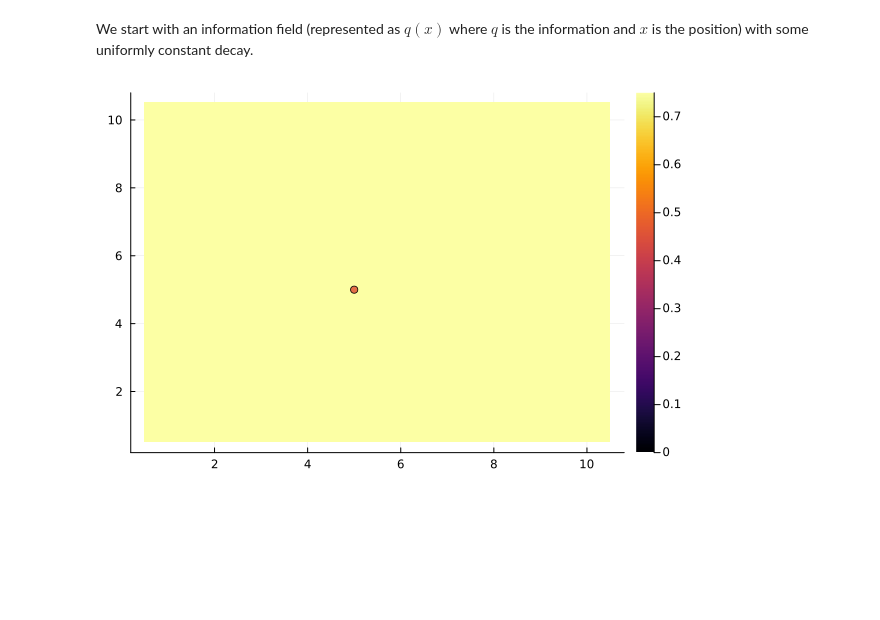
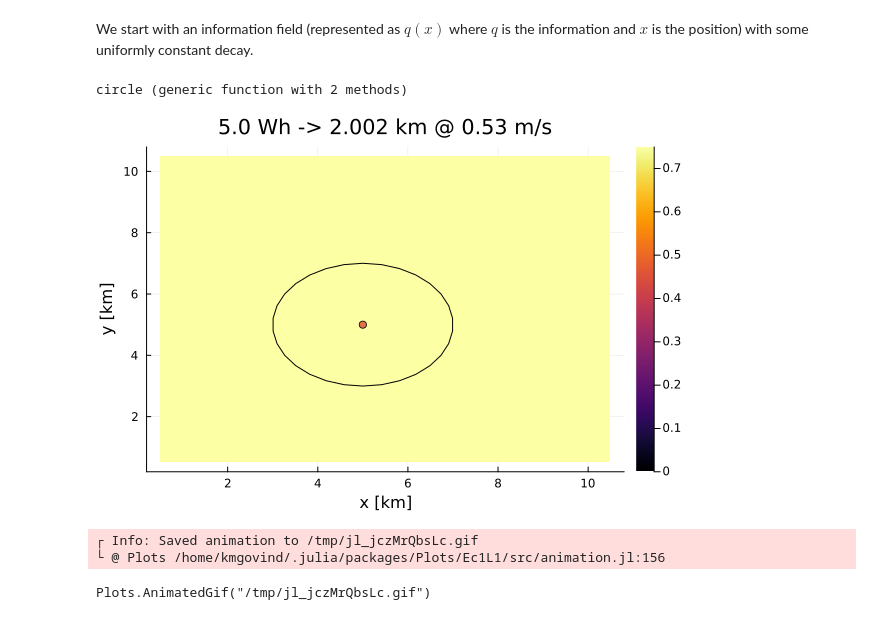
Before and after one commit to kmgovind/persistent-speed-control, a Jupyter notebook: IVEModel/prelim/area_based.ipynb, the cells around one changed output. Drawn from its saved outputs; the diff is of its cells as text; code cells hidden in the pictures; blank space fills up the shorter version.

Commit message:
Added travel radius plots

```diff
--- a/IVEModel/prelim/area_based.ipynb
+++ b/IVEModel/prelim/area_based.ipynb
@@ -86,20 +85,59 @@ plot!()
 Now, we introduce information dynamics. Particularly in the form of clarity.
 # %% [markdown]
 We start with an information field (represented as $q(x)$ where $q$ is the information and $x$ is the position) with some uniformly constant decay.
+# %%
+function circle(x, y, r=1; n=30)
+    θ = 0:360÷n:360
+    Plots.Shape(r*sind.(θ) .+ x, r*cosd.(θ) .+ y)
+end
+# %% [output]
+circle (generic function with 2 methods)
 # %%
 info = 0.75 * ones(10, 10);
 heatmap(info)
 
 robot_loc = [5;5]
 scatter!([robot_loc[1]], [robot_loc[2]], legend=false)
 
 wh_goal = 5.0;
 E_alloc = wh_goal * convs.Wh2Joules; # energy allocation in Joules
 
 speeds = consts.v_min:0.01:consts.v_max;
 times = E_alloc./(consts.k_m .* (speeds).^3)
 distances = (speeds.*times)*convs.m2km;
 idx = findfirst((distances .- 2) .<= 0.01)
-plot!()
+travel_radius = circle(robot_loc[1], robot_loc[2], distances[idx])
+plot!(travel_radius, color=:transparent, title="$(wh_goal) Wh -> $(round(distances[idx]; digits=3)) km @ $(round(speeds[idx]; digits=3)) m/s")
+xlabel!("x [km]")
+ylabel!("y [km]")
+# plot!(aspect_ratio=:equal)
 # %% [output]
-[figure, old version]
+[figure, new version]
+# %%
+info = 0.75 * ones(10, 10);
+heatmap(info)
+
+robot_loc = [5;5]
+scatter!([robot_loc[1]], [robot_loc[2]], legend=false)
+
+wh_goal = 5.0;
+E_alloc = wh_goal * convs.Wh2Joules; # energy allocation in Joules
+
+speeds = consts.v_min:0.01:consts.v_max;
+times = E_alloc./(consts.k_m .* (speeds).^3)
+distances = (speeds.*times)*convs.m2km;
+@gif for idx in 1:length(distances)
+    # idx = findfirst((distances .- distance) .<= 0.01)
+    travel_radius = circle(robot_loc[1], robot_loc[2], distances[idx])
+    heatmap(info)
+    scatter!([robot_loc[1]], [robot_loc[2]], legend=false)
+    plot!(travel_radius, color=:transparent, title="$(wh_goal) Wh -> $(round(distances[idx]; digits=3)) km @ $(round(speeds[idx]; digits=3)) m/s")
+    xlabel!("x [km]")
+    ylabel!("y [km]")
+    ylims!(0, 10)
+    xlims!(0, 10)
+end
+# %% [output]
+┌ Info: Saved animation to /tmp/jl_jczMrQbsLc.gif
+└ @ Plots /home/kmgovind/.julia/packages/Plots/Ec1L1/src/animation.jl:156
+Plots.AnimatedGif("/tmp/jl_jczMrQbsLc.gif")
```
Also changed, not shown: parts of 2 cells of this notebook.
